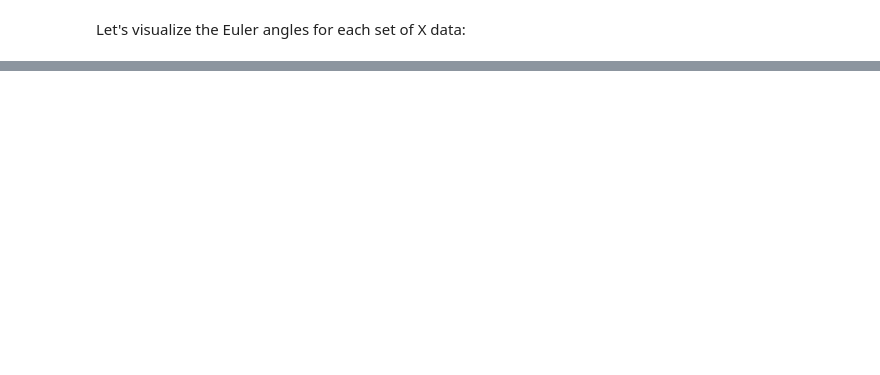
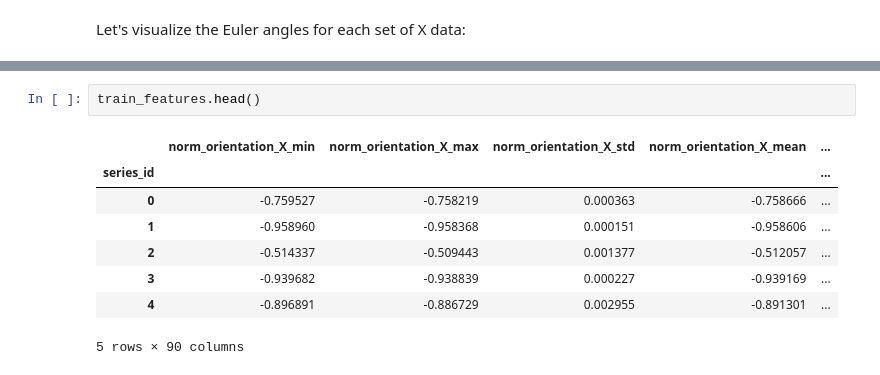
Before and after one commit to MarcusHorn/Robot-Surface-Ensemble, a Jupyter notebook: CareerCon Project/Ensemble_main.ipynb, the cells around one changed output, grey strips where cells are left out. Drawn from its saved outputs; the diff is of its cells as text; blank space fills up the shorter version.

```diff
--- a/CareerCon Project/Ensemble_main.ipynb
+++ b/CareerCon Project/Ensemble_main.ipynb
@@ -190,0 +226,11 @@ train_features = descriptive_statistics(train_features, x_train)
+# %%
+train_features.head()
+# %% [output]
+|  | norm_orientation_X_min | norm_orientation_X_max | norm_orientation_X_std | norm_orientation_X_mean | ... |
+| series_id |  |  |  |  | ... |
+| 0 | -0.759527 | -0.758219 | 0.000363 | -0.758666 | ... |
+| 1 | -0.958960 | -0.958368 | 0.000151 | -0.958606 | ... |
+| 2 | -0.514337 | -0.509443 | 0.001377 | -0.512057 | ... |
+| 3 | -0.939682 | -0.938839 | 0.000227 | -0.939169 | ... |
+| 4 | -0.896891 | -0.886729 | 0.002955 | -0.891301 | ... |
+5 rows × 90 columns
```
Also changed, not shown: parts of 36 cells of this notebook, 2 other files.
